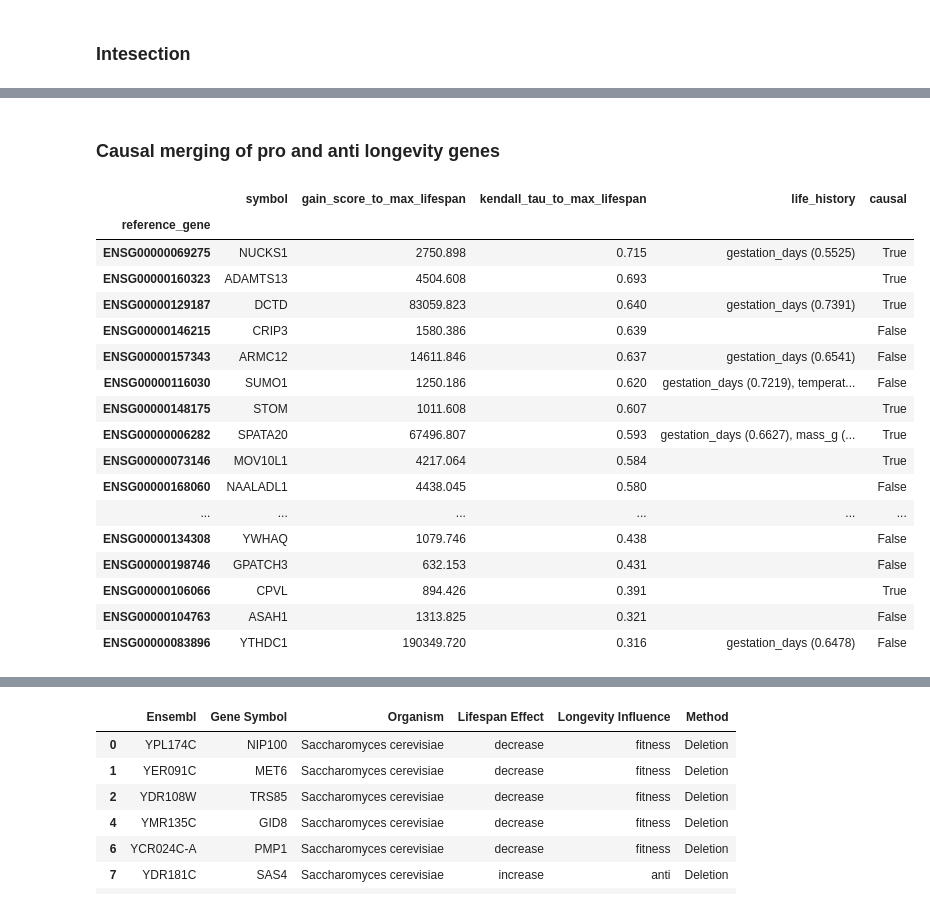
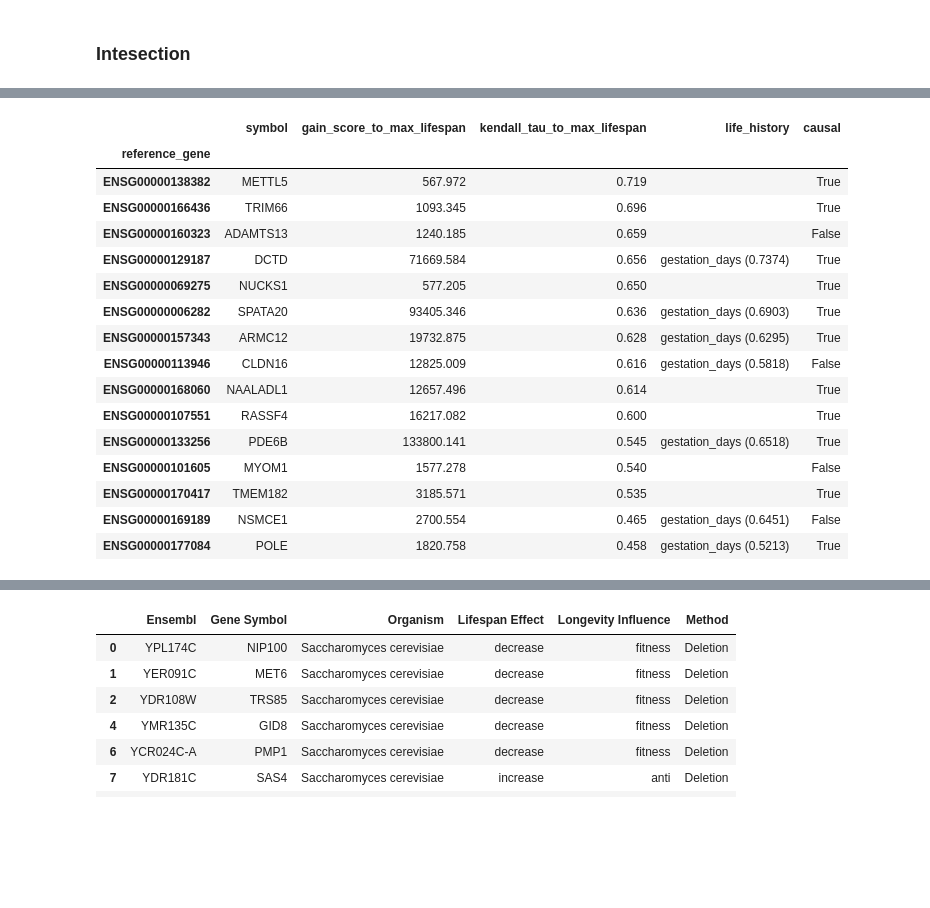
Before and after one commit to antonkulaga/yspecies, a Jupyter notebook: notebooks/results_intersections.ipynb, the cells around one changed output, grey strips where cells are left out. Saved outputs shown, nothing was run; the diff lists cells and outputs as text; code cells hidden in the pictures; blank space fills up the shorter version.

```diff
--- a/notebooks/results_intersections.ipynb
+++ b/notebooks/results_intersections.ipynb
@@ -81,25 +82,28 @@ def lifehistory(row, extra: list, threshold: float):
         return col +" (" + str(round(row[col], 4))+")" if abs(row[col])>=abs(threshold) else ""
     return ', '.join([get(e).replace("kendall_tau_to_", "") for e in extra if get(e) != ""])
 
-def pro(df: pd.DataFrame, threshold:float = 0.3) -> pd.DataFrame:
+def with_lifehistory(genes: pd.DataFrame):
     main = ['ids','name', 'gain_score_to_max_lifespan', 'kendall_tau_to_max_lifespan']
     extra = ["kendall_tau_to_gestation_days", "kendall_tau_to_mass_g", "kendall_tau_to_temperature_celsius", "kendall_tau_to_metabolic_rate"]
-    genes =  pro_genes(df, threshold)[main]
-    genes["life_history"] = df.apply(lambda row: lifehistory(row, extra, threshold), axis=1)
-    return genes
+    selected_genes = genes[main].rename(columns = {"ids": "reference_gene", "name": "symbol"})
+    selected_genes["life_history"] = genes.apply(lambda row: lifehistory(row, extra, threshold), axis=1)
+    return selected_genes
+
+def pro(df: pd.DataFrame, threshold:float = 0.3) -> pd.DataFrame:
+    return with_lifehistory(pro_genes(df, threshold))
 
 def anti_genes(df: pd.DataFrame, threshold:float = -0.3) -> pd.DataFrame:
     return df[df["kendall_tau_to_max_lifespan"]<=threshold].sort_values(by="kendall_tau_to_max_lifespan", ascending=True)
 
 def anti(df: pd.DataFrame, threshold:float = -0.3) -> pd.DataFrame:
-    main = ['ids','name', 'gain_score_to_max_lifespan', 'kendall_tau_to_max_lifespan']
-    extra = ["kendall_tau_to_gestation_days", "kendall_tau_to_mass_g", "kendall_tau_to_temperature_celsius", "kendall_tau_to_metabolic_rate"]
-    genes = anti_genes(df, threshold)[main]
-    genes["life_history_kendal_tau"] = df.apply(lambda row: lifehistory(row, extra, threshold) , axis=1)
-    return genes
+    return with_lifehistory(anti_genes(df, threshold))
 # %%
 anton_5_5 = pd.read_csv(shap / "5_tissues_anton_species_5_bootstraps.csv", index_col=0)
-anton_7_4 = pd.read_csv(shap / "7_tissues_anton_species_4_bootstraps.csv", index_col=0)
-current = anton_5_5
+#anton_7_4 = pd.read_csv(shap / "7_tissues_anton_species_4_bootstraps.csv", index_col=0)
+anton_5_5_updated  = pd.read_csv(shap / "5_tissues_species_validation.csv")
+anton_7_5_updated  = pd.read_csv(shap / "7_tissues_species_validation.csv")
+
+current = anton_5_5_updated
+current_7 = anton_7_5_updated
 pro(current, threshold)
 # %% [output]
@@ -138,7 +139,8 @@ anti(current, -threshold)
 # %% [markdown]
 ### Intesection ###
 # %%
-causal_anton_5_5 = pd.read_csv(causality / "causal_relations_5_tissues_anton_species_5_bootstraps.csv")
-fathers = (causal_anton_5_5[causal_anton_5_5["predicate"] == "is father of"])[["node1"]].drop_duplicates().rename(columns={"node1": "name"})
+causal_anton_5_5 = pd.read_csv(causality / "causal_relations_5_tissues_new_set_Rodrigo.csv")
+causal_current = causal_anton_5_5
+fathers = (causal_current[causal_current["predicate"] == "is father of"])[["node1"]].drop_duplicates().rename(columns={"node1": "symbol"})
 fathers
 # %% [output]
@@ -162,30 +165,27 @@ fathers
-# %% [markdown]
-### Causal merging of pro and anti longevity genes ###
 # %%
-pro_causal_merge = pro(current).merge(fathers, on="name", how="left", indicator = True).sort_values(by="_merge", ascending=False)
+pro_causal_merge = pro(current).merge(fathers, on="symbol", how="left", indicator = True).sort_values(by="_merge", ascending=False)
 pro_causal_merge["_merge"] = pro_causal_merge["_merge"]=="both"
 pro_causal = pro_causal_merge \
-  .rename(columns={"_merge": "causal", "ids": "reference_gene", "name": "symbol"}) \
+  .rename(columns={"_merge": "causal"}) \
   .set_index("reference_gene") \
   .sort_values(by="kendall_tau_to_max_lifespan", ascending=False)
 pro_causal
 # %% [output]
 |  | symbol | gain_score_to_max_lifespan | kendall_tau_to_max_lifespan | life_history | causal |
 | reference_gene |  |  |  |  |  |
-| ENSG00000069275 | NUCKS1 | 2750.898 | 0.715 | gestation_days (0.5525) | True |
-| ENSG00000160323 | ADAMTS13 | 4504.608 | 0.693 |  | True |
-| ENSG00000129187 | DCTD | 83059.823 | 0.640 | gestation_days (0.7391) | True |
-| ENSG00000146215 | CRIP3 | 1580.386 | 0.639 |  | False |
-| ENSG00000157343 | ARMC12 | 14611.846 | 0.637 | gestation_days (0.6541) | False |
-| ENSG00000116030 | SUMO1 | 1250.186 | 0.620 | gestation_days (0.7219), temperat... | False |
-| ENSG00000148175 | STOM | 1011.608 | 0.607 |  | True |
-| ENSG00000006282 | SPATA20 | 67496.807 | 0.593 | gestation_days (0.6627), mass_g (... | True |
-| ENSG00000073146 | MOV10L1 | 4217.064 | 0.584 |  | True |
-| ENSG00000168060 | NAALADL1 | 4438.045 | 0.580 |  | False |
-| ... | ... | ... | ... | ... | ... |
-| ENSG00000134308 | YWHAQ | 1079.746 | 0.438 |  | False |
-| ENSG00000198746 | GPATCH3 | 632.153 | 0.431 |  | False |
-| ENSG00000106066 | CPVL | 894.426 | 0.391 |  | True |
-| ENSG00000104763 | ASAH1 | 1313.825 | 0.321 |  | False |
-| ENSG00000083896 | YTHDC1 | 190349.720 | 0.316 | gestation_days (0.6478) | False |
+| ENSG00000138382 | METTL5 | 567.972 | 0.719 |  | True |
+| ENSG00000166436 | TRIM66 | 1093.345 | 0.696 |  | True |
+| ENSG00000160323 | ADAMTS13 | 1240.185 | 0.659 |  | False |
+| ENSG00000129187 | DCTD | 71669.584 | 0.656 | gestation_days (0.7374) | True |
+| ENSG00000069275 | NUCKS1 | 577.205 | 0.650 |  | True |
+| ENSG00000006282 | SPATA20 | 93405.346 | 0.636 | gestation_days (0.6903) | True |
+| ENSG00000157343 | ARMC12 | 19732.875 | 0.628 | gestation_days (0.6295) | True |
+| ENSG00000113946 | CLDN16 | 12825.009 | 0.616 | gestation_days (0.5818) | False |
+| ENSG00000168060 | NAALADL1 | 12657.496 | 0.614 |  | True |
+| ENSG00000107551 | RASSF4 | 16217.082 | 0.600 |  | True |
+| ENSG00000133256 | PDE6B | 133800.141 | 0.545 | gestation_days (0.6518) | True |
+| ENSG00000101605 | MYOM1 | 1577.278 | 0.540 |  | False |
+| ENSG00000170417 | TMEM182 | 3185.571 | 0.535 |  | True |
+| ENSG00000169189 | NSMCE1 | 2700.554 | 0.465 | gestation_days (0.6451) | False |
+| ENSG00000177084 | POLE | 1820.758 | 0.458 | gestation_days (0.5213) | True |
 # %%
```
Also changed, not shown: parts of 18 cells of this notebook, 2 other files.
